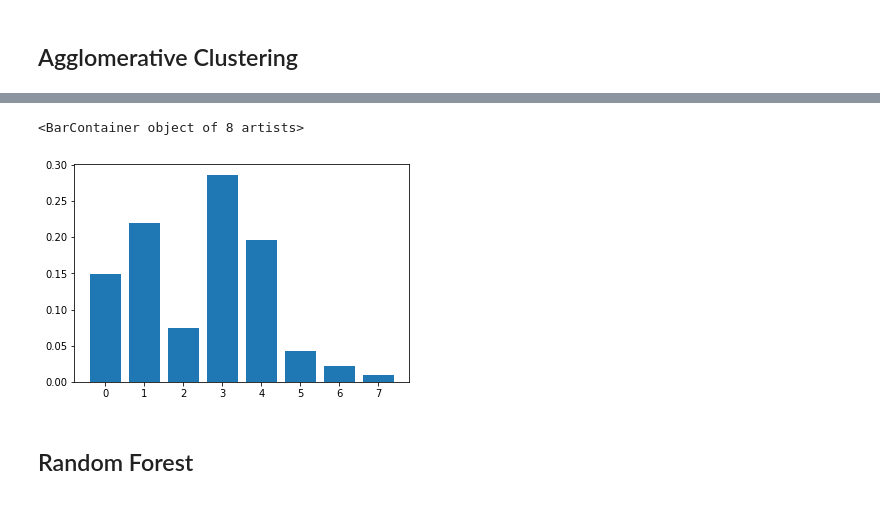
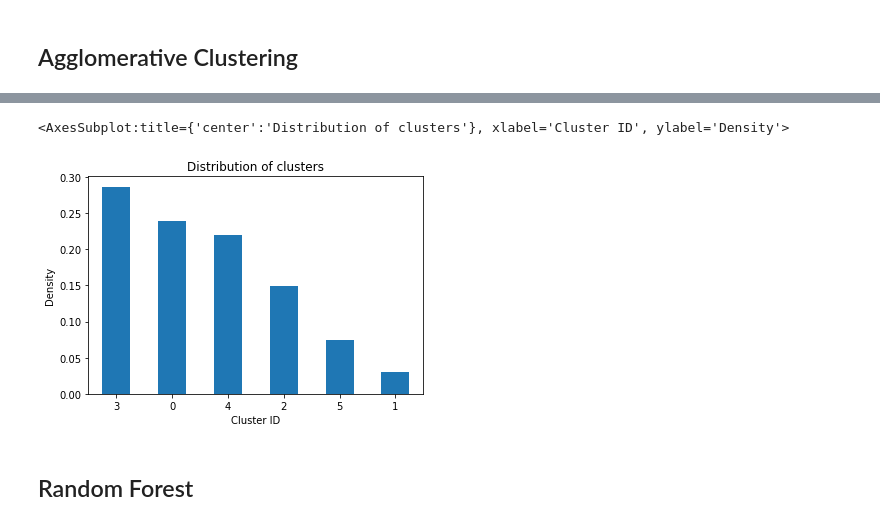
Before and after one commit to sskett/cosc301, a Jupyter notebook: testing.ipynb, the cells around one changed output, grey strips where cells are left out. Saved outputs shown, nothing was run; the diff lists cells and outputs as text; code cells hidden in the pictures.

```diff
--- a/testing.ipynb
+++ b/testing.ipynb
@@ -205,12 +189,19 @@ Name: cluster, dtype: int64
-# %%
-bins = []
-for cluster in df['cluster'].unique():
-    bins.append(cluster)
-counts = df['cluster'].value_counts()
-plt.bar(bins, counts/counts.sum())
-# %% [output]
-<BarContainer object of 8 artists>
-[figure, removed]
+# %%
+threshold = 1.1 * 10**-6
+model = AgglomerativeClustering(linkage='ward',
+                                affinity='euclidean',
+                                distance_threshold=threshold,
+                                n_clusters=None)
+model.fit(df_scaled)
+
+df['clusters_agg'] = model.labels_
+(df['clusters_agg'].value_counts() / df['clusters_agg'].value_counts().sum()).plot.bar(rot=0,
+                                                                                             title='Distribution of clusters',
+                                                                                             xlabel='Cluster ID',
+                                                                                             ylabel='Density')
+# %% [output]
+<AxesSubplot:title={'center':'Distribution of clusters'}, xlabel='Cluster ID', ylabel='Density'>
+[figure, added]
 # %% [markdown]
 ## Random Forest
 # %%
```
Also changed, not shown: parts of 8 cells of this notebook.
